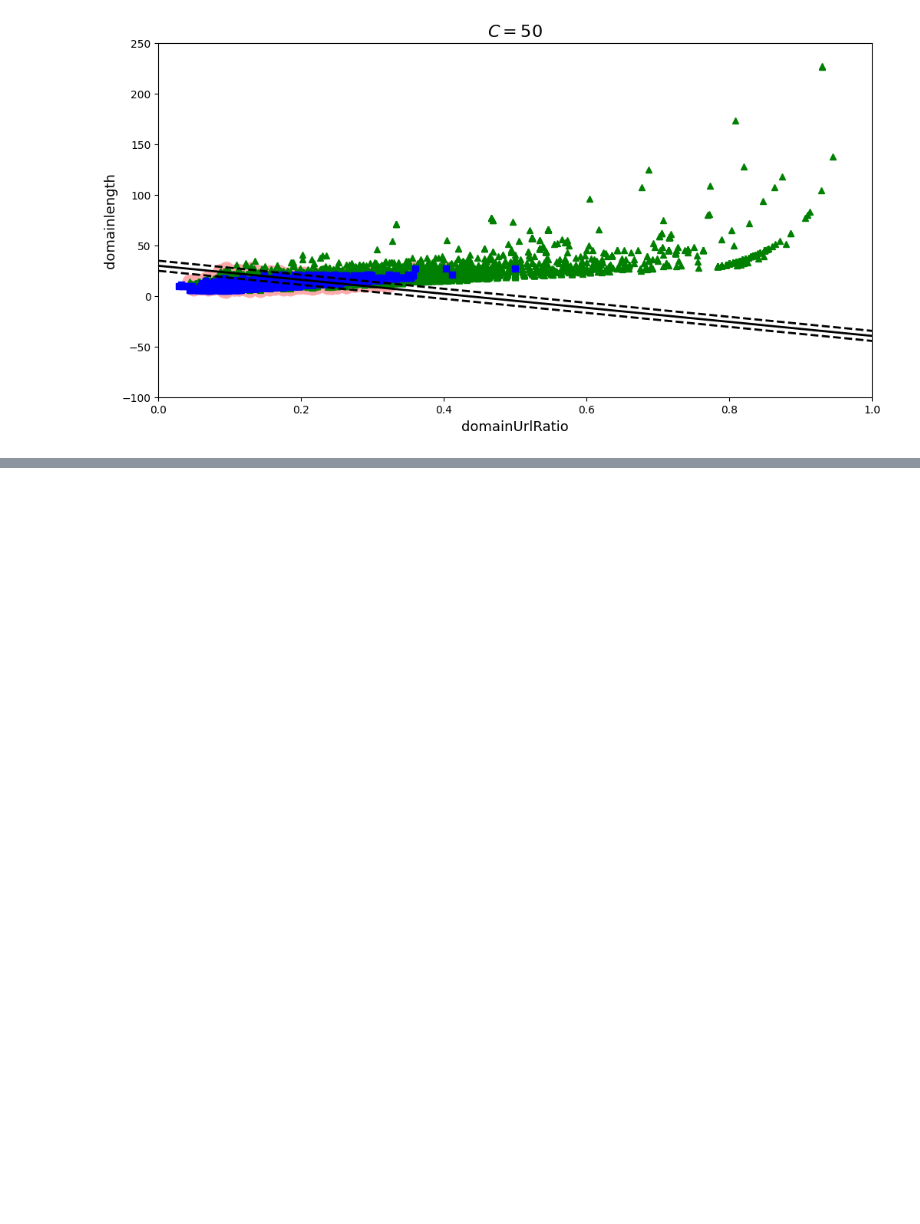
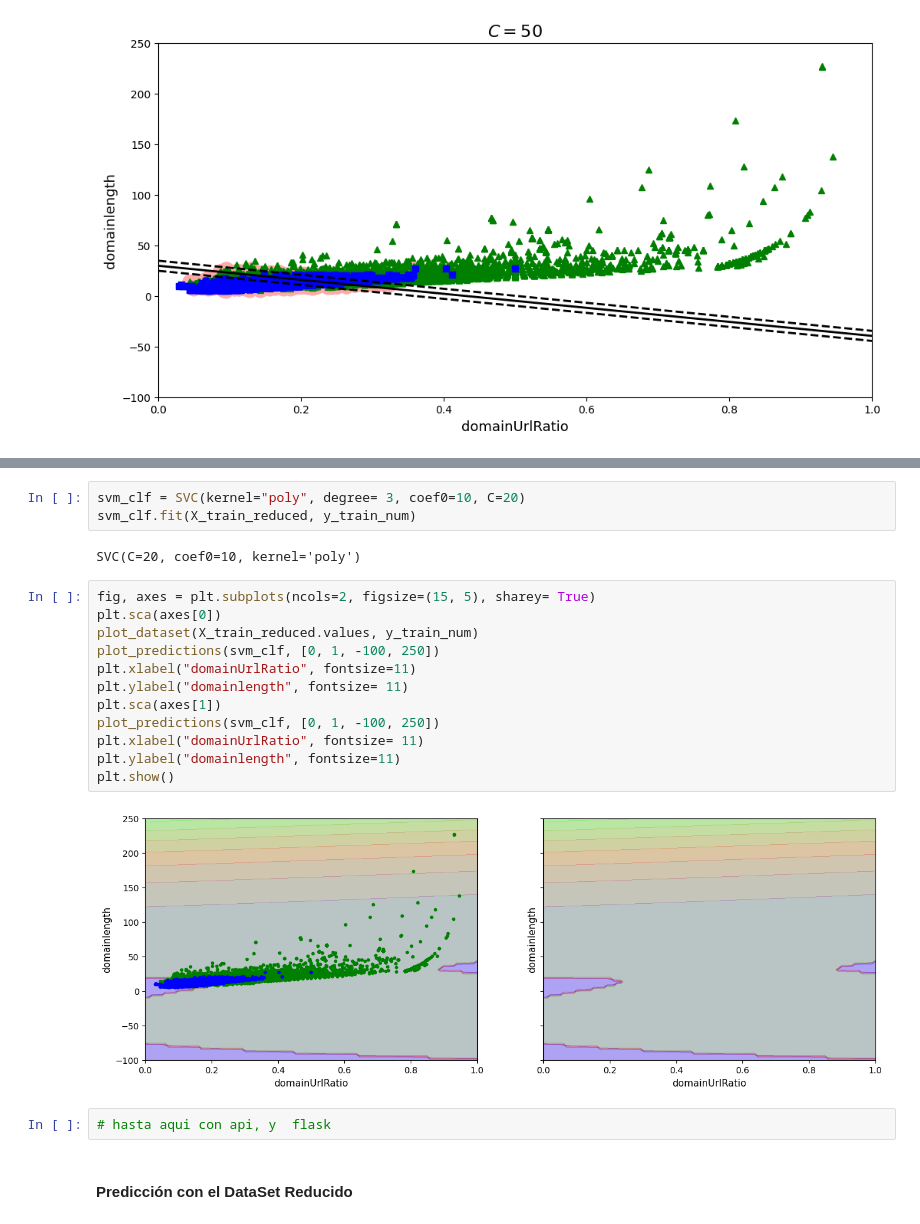
Before and after one commit to DianaGiselleVilchisSanchez/Simulacion, a Jupyter notebook: 3501_Support-Vector-Machine.ipynb, the cells around one changed output, grey strips where cells are left out. Cells and saved outputs as stored; diff of their text form; blank space fills up the shorter version.

```diff
--- a/3501_Support-Vector-Machine.ipynb
+++ b/3501_Support-Vector-Machine.ipynb
@@ -288,0 +407,23 @@ plt.show()
+# %%
+svm_clf = SVC(kernel="poly", degree= 3, coef0=10, C=20)
+svm_clf.fit(X_train_reduced, y_train_num)
+# %% [output]
+SVC(C=20, coef0=10, kernel='poly')
+# %%
+fig, axes = plt.subplots(ncols=2, figsize=(15, 5), sharey= True)
+plt.sca(axes[0])
+plot_dataset(X_train_reduced.values, y_train_num)
+plot_predictions(svm_clf, [0, 1, -100, 250])
+plt.xlabel("domainUrlRatio", fontsize=11)
+plt.ylabel("domainlength", fontsize= 11)
+plt.sca(axes[1])
+plot_predictions(svm_clf, [0, 1, -100, 250])
+plt.xlabel("domainUrlRatio", fontsize= 11)
+plt.ylabel("domainlength", fontsize=11)
+plt.show()
+# %% [output]
+[figure, added]
+# %%
+# hasta aqui con api, y  flask
+# %% [markdown]
+#### Predicción con el DataSet Reducido
```
Also changed, not shown: parts of 28 cells of this notebook.
